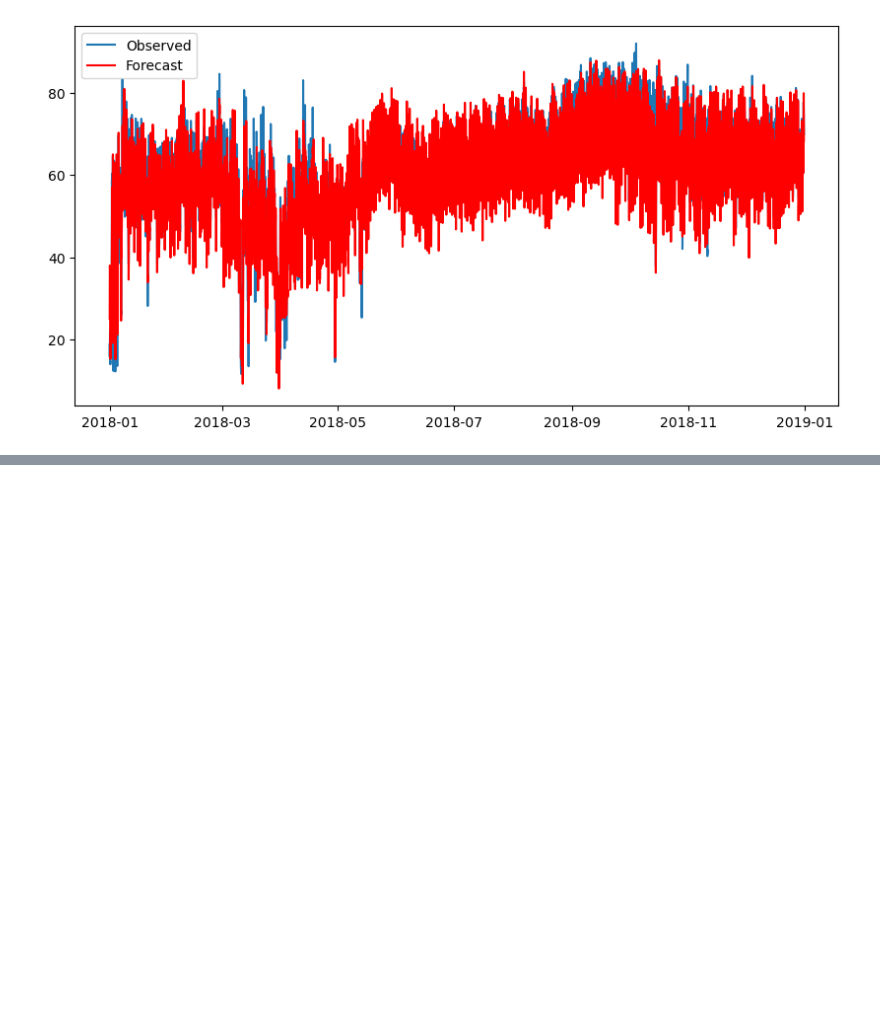
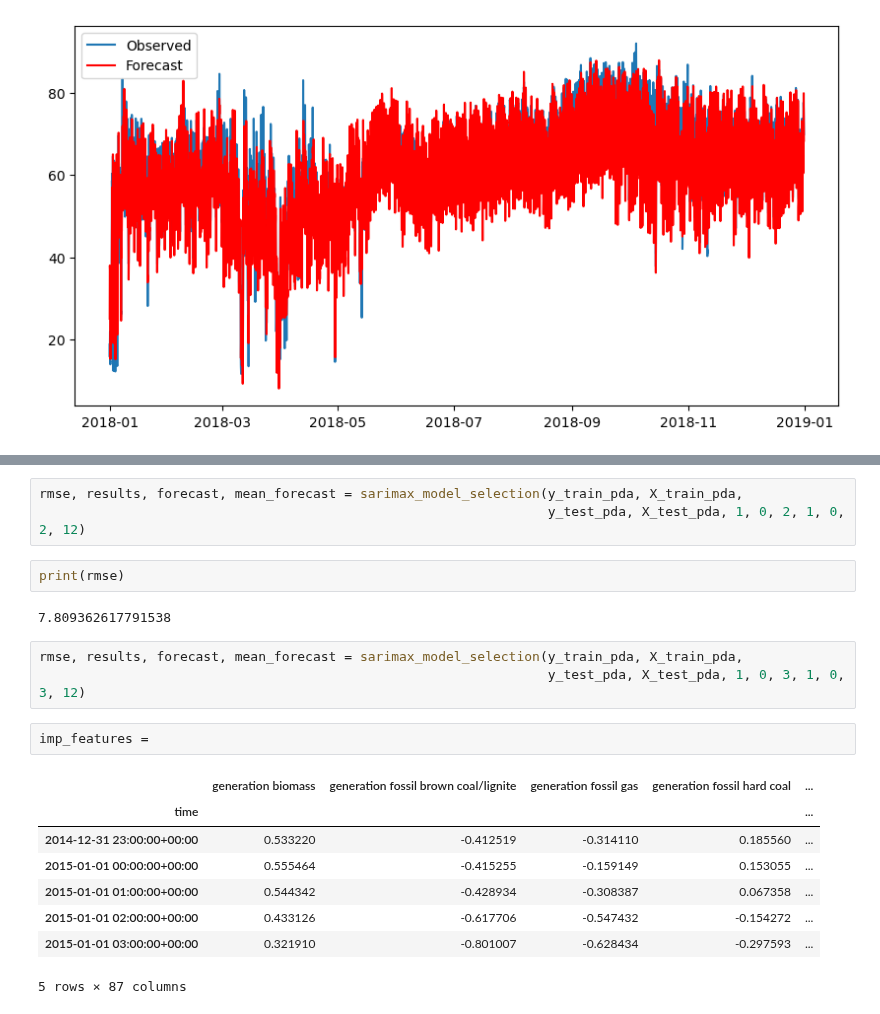
Before and after one commit to MDS-Mountain-Club/MDS_ML_Project, a Jupyter notebook: ARIMA/Tuning Sarimax2.ipynb, the cells around one changed output, grey strips where cells are left out. Drawn from its saved outputs; the diff is of its cells as text; blank space fills up the shorter version.

```diff
--- a/ARIMA/Tuning Sarimax2.ipynb
+++ b/ARIMA/Tuning Sarimax2.ipynb
@@ -303,0 +311,21 @@ plt.show()
+# %%
+rmse, results, forecast, mean_forecast = sarimax_model_selection(y_train_pda, X_train_pda,
+                                                                 y_test_pda, X_test_pda, 1, 0, 2, 1, 0, 2, 12)
+# %%
+print(rmse)
+# %% [output]
+7.809362617791538
+# %%
+rmse, results, forecast, mean_forecast = sarimax_model_selection(y_train_pda, X_train_pda,
+                                                                 y_test_pda, X_test_pda, 1, 0, 3, 1, 0, 3, 12)
+# %%
+imp_features =
+# %% [output]
+|  | generation biomass | generation fossil brown coal/lignite | generation fossil gas | generation fossil hard coal | ... |
+| time |  |  |  |  | ... |
+| 2014-12-31 23:00:00+00:00 | 0.533220 | -0.412519 | -0.314110 | 0.185560 | ... |
+| 2015-01-01 00:00:00+00:00 | 0.555464 | -0.415255 | -0.159149 | 0.153055 | ... |
+| 2015-01-01 01:00:00+00:00 | 0.544342 | -0.428934 | -0.308387 | 0.067358 | ... |
+| 2015-01-01 02:00:00+00:00 | 0.433126 | -0.617706 | -0.547432 | -0.154272 | ... |
+| 2015-01-01 03:00:00+00:00 | 0.321910 | -0.801007 | -0.628434 | -0.297593 | ... |
+5 rows × 87 columns
```
Also changed, not shown: parts of 10 cells of this notebook, 2 other files.
